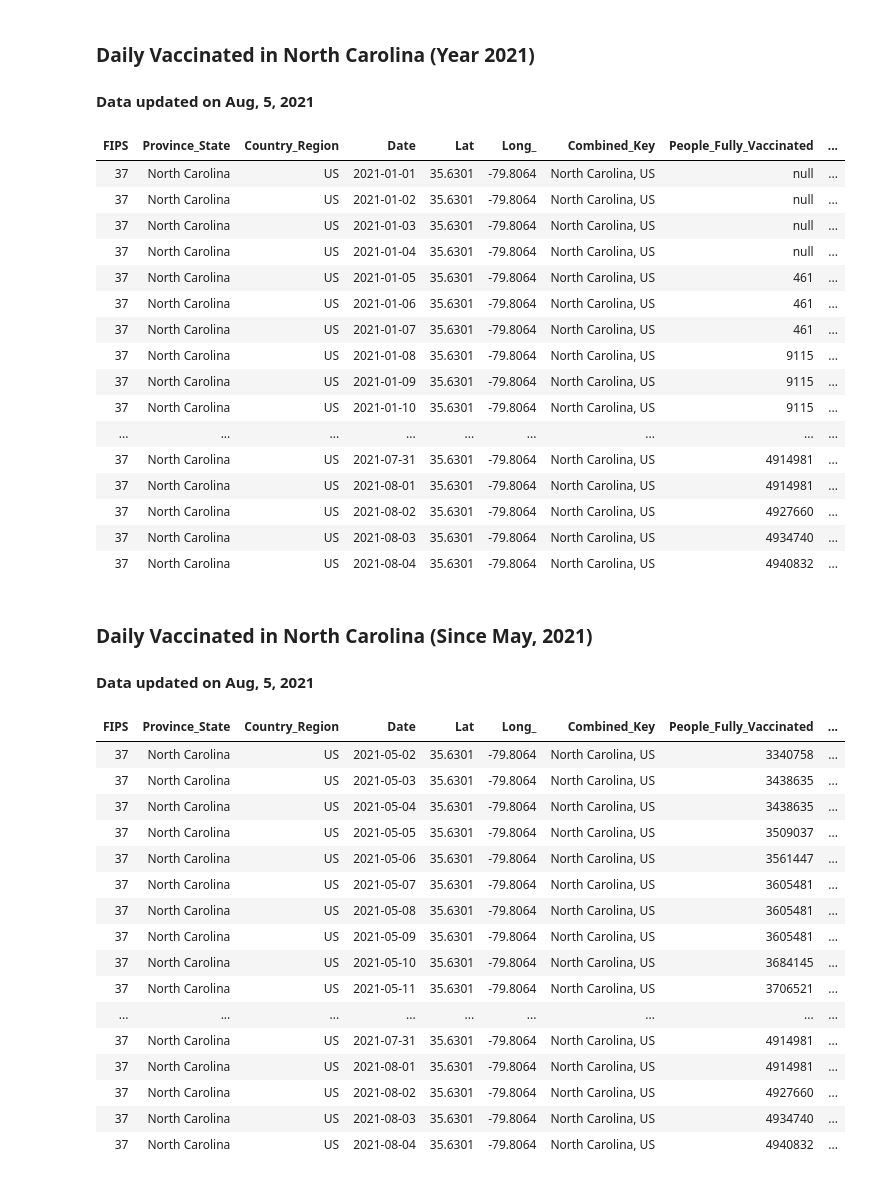
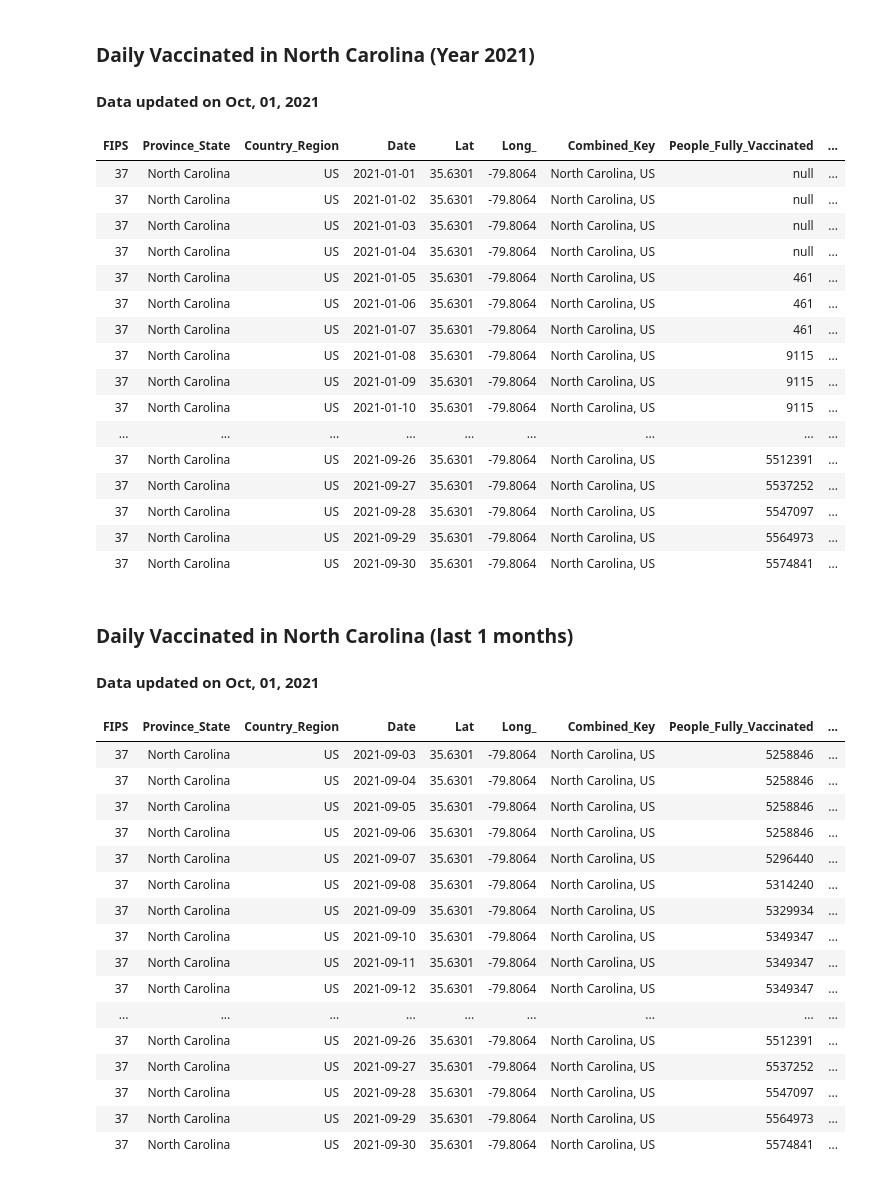
Before and after one commit to zmei1997/NCDHHS_NorthCarolina_COVID-19_Data_Analytics, a Jupyter notebook: NC_Vaccinated_History.ipynb, the cells around one changed output. Cells and saved outputs as stored; diff of their text form; code cells hidden in the pictures.

Commit message:
update data before October and upload new files

```diff
--- a/NC_Vaccinated_History.ipynb
+++ b/NC_Vaccinated_History.ipynb
@@ -368,5 +368,9 @@ map_nc(nc_counties, People_Vaccinated_Record_With_NC_County_Map_Data)
+# %%
+url = "https://raw.githubusercontent.com/govex/COVID-19/master/data_tables/vaccine_data/us_data/time_series/people_vaccinated_us_timeline.csv"
+from pyspark import SparkFiles
+spark.sparkContext.addFile(url)
 # %%
-us_daily_vaccinated = spark.read.csv('dbfs:/FileStore/tables/people_vaccinated_us_timeline.csv', header=True, inferSchema=True)
+us_daily_vaccinated = spark.read.csv("file://"+SparkFiles.get("people_vaccinated_us_timeline.csv"), header=True, inferSchema=True)
 us_daily_vaccinated.display()
 # %% [output]
 | FIPS | Province_State | Country_Region | Date | Lat | Long_ | Combined_Key | People_Fully_Vaccinated | ... |
@@ -411,6 +415,6 @@ nc_daily_vaccinated.display()
 # %% [markdown]
 ### Daily Vaccinated in North Carolina (Year 2021)
-#### Data updated on Aug, 5, 2021
+#### Data updated on Oct, 01, 2021
 # %%
 nc_daily_vaccinated.display()
 # %% [output]
@@ -426,32 +430,33 @@ nc_daily_vaccinated.display()
 | 37 | North Carolina | US | 2021-01-09 | 35.6301 | -79.8064 | North Carolina, US | 9115 | ... |
 | 37 | North Carolina | US | 2021-01-10 | 35.6301 | -79.8064 | North Carolina, US | 9115 | ... |
 | ... | ... | ... | ... | ... | ... | ... | ... | ... |
-| 37 | North Carolina | US | 2021-07-31 | 35.6301 | -79.8064 | North Carolina, US | 4914981 | ... |
-| 37 | North Carolina | US | 2021-08-01 | 35.6301 | -79.8064 | North Carolina, US | 4914981 | ... |
-| 37 | North Carolina | US | 2021-08-02 | 35.6301 | -79.8064 | North Carolina, US | 4927660 | ... |
-| 37 | North Carolina | US | 2021-08-03 | 35.6301 | -79.8064 | North Carolina, US | 4934740 | ... |
-| 37 | North Carolina | US | 2021-08-04 | 35.6301 | -79.8064 | North Carolina, US | 4940832 | ... |
+| 37 | North Carolina | US | 2021-09-26 | 35.6301 | -79.8064 | North Carolina, US | 5512391 | ... |
+| 37 | North Carolina | US | 2021-09-27 | 35.6301 | -79.8064 | North Carolina, US | 5537252 | ... |
+| 37 | North Carolina | US | 2021-09-28 | 35.6301 | -79.8064 | North Carolina, US | 5547097 | ... |
+| 37 | North Carolina | US | 2021-09-29 | 35.6301 | -79.8064 | North Carolina, US | 5564973 | ... |
+| 37 | North Carolina | US | 2021-09-30 | 35.6301 | -79.8064 | North Carolina, US | 5574841 | ... |
 # %% [markdown]
-### Daily Vaccinated in North Carolina (Since May, 2021)
-#### Data updated on Aug, 5, 2021
+### Daily Vaccinated in North Carolina (last 1 months)
+#### Data updated on Oct, 01, 2021
 # %%
-nc_daily_vaccinated_since_may = nc_daily_vaccinated.where(nc_daily_vaccinated.Date > '2021-05-01')
+from pyspark.sql.functions import *
+nc_daily_vaccinated_since_may = nc_daily_vaccinated.where(nc_daily_vaccinated.Date > add_months(current_date(),-1))
 nc_daily_vaccinated_since_may.display()
 # %% [output]
 | FIPS | Province_State | Country_Region | Date | Lat | Long_ | Combined_Key | People_Fully_Vaccinated | ... |
-| 37 | North Carolina | US | 2021-05-02 | 35.6301 | -79.8064 | North Carolina, US | 3340758 | ... |
-| 37 | North Carolina | US | 2021-05-03 | 35.6301 | -79.8064 | North Carolina, US | 3438635 | ... |
-| 37 | North Carolina | US | 2021-05-04 | 35.6301 | -79.8064 | North Carolina, US | 3438635 | ... |
-| 37 | North Carolina | US | 2021-05-05 | 35.6301 | -79.8064 | North Carolina, US | 3509037 | ... |
-| 37 | North Carolina | US | 2021-05-06 | 35.6301 | -79.8064 | North Carolina, US | 3561447 | ... |
-| 37 | North Carolina | US | 2021-05-07 | 35.6301 | -79.8064 | North Carolina, US | 3605481 | ... |
-| 37 | North Carolina | US | 2021-05-08 | 35.6301 | -79.8064 | North Carolina, US | 3605481 | ... |
-| 37 | North Carolina | US | 2021-05-09 | 35.6301 | -79.8064 | North Carolina, US | 3605481 | ... |
-| 37 | North Carolina | US | 2021-05-10 | 35.6301 | -79.8064 | North Carolina, US | 3684145 | ... |
-| 37 | North Carolina | US | 2021-05-11 | 35.6301 | -79.8064 | North Carolina, US | 3706521 | ... |
+| 37 | North Carolina | US | 2021-09-03 | 35.6301 | -79.8064 | North Carolina, US | 5258846 | ... |
+| 37 | North Carolina | US | 2021-09-04 | 35.6301 | -79.8064 | North Carolina, US | 5258846 | ... |
+| 37 | North Carolina | US | 2021-09-05 | 35.6301 | -79.8064 | North Carolina, US | 5258846 | ... |
+| 37 | North Carolina | US | 2021-09-06 | 35.6301 | -79.8064 | North Carolina, US | 5258846 | ... |
+| 37 | North Carolina | US | 2021-09-07 | 35.6301 | -79.8064 | North Carolina, US | 5296440 | ... |
+| 37 | North Carolina | US | 2021-09-08 | 35.6301 | -79.8064 | North Carolina, US | 5314240 | ... |
+| 37 | North Carolina | US | 2021-09-09 | 35.6301 | -79.8064 | North Carolina, US | 5329934 | ... |
+| 37 | North Carolina | US | 2021-09-10 | 35.6301 | -79.8064 | North Carolina, US | 5349347 | ... |
+| 37 | North Carolina | US | 2021-09-11 | 35.6301 | -79.8064 | North Carolina, US | 5349347 | ... |
+| 37 | North Carolina | US | 2021-09-12 | 35.6301 | -79.8064 | North Carolina, US | 5349347 | ... |
 | ... | ... | ... | ... | ... | ... | ... | ... | ... |
-| 37 | North Carolina | US | 2021-07-31 | 35.6301 | -79.8064 | North Carolina, US | 4914981 | ... |
-| 37 | North Carolina | US | 2021-08-01 | 35.6301 | -79.8064 | North Carolina, US | 4914981 | ... |
-| 37 | North Carolina | US | 2021-08-02 | 35.6301 | -79.8064 | North Carolina, US | 4927660 | ... |
-| 37 | North Carolina | US | 2021-08-03 | 35.6301 | -79.8064 | North Carolina, US | 4934740 | ... |
-| 37 | North Carolina | US | 2021-08-04 | 35.6301 | -79.8064 | North Carolina, US | 4940832 | ... |
+| 37 | North Carolina | US | 2021-09-26 | 35.6301 | -79.8064 | North Carolina, US | 5512391 | ... |
+| 37 | North Carolina | US | 2021-09-27 | 35.6301 | -79.8064 | North Carolina, US | 5537252 | ... |
+| 37 | North Carolina | US | 2021-09-28 | 35.6301 | -79.8064 | North Carolina, US | 5547097 | ... |
+| 37 | North Carolina | US | 2021-09-29 | 35.6301 | -79.8064 | North Carolina, US | 5564973 | ... |
+| 37 | North Carolina | US | 2021-09-30 | 35.6301 | -79.8064 | North Carolina, US | 5574841 | ... |
```
Also changed, not shown: parts of 3 cells of this notebook, 4 other files.
